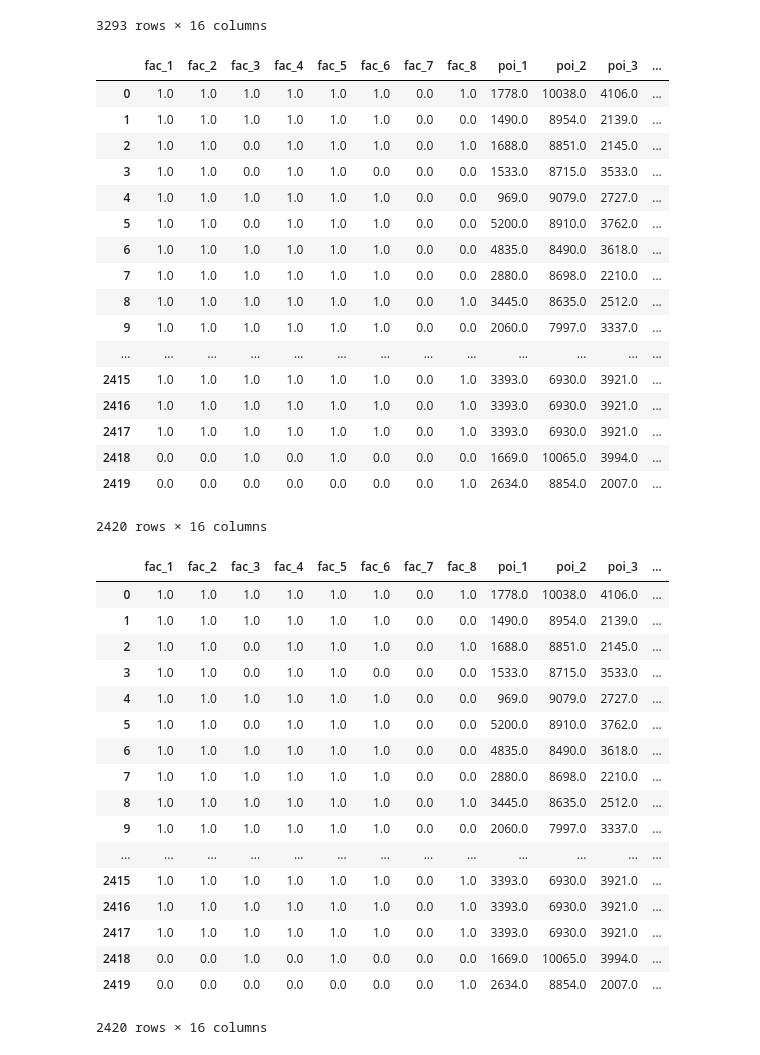
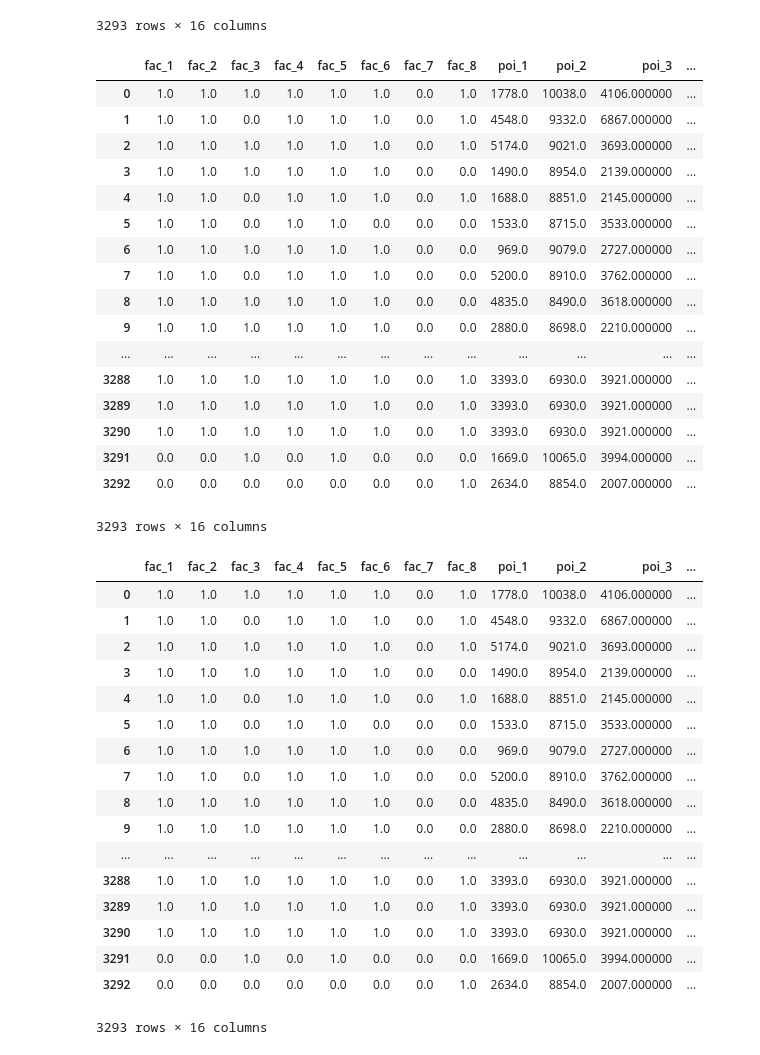
Before and after one commit to FarhanSetyaD/DataMining-Competition-JOINTS-UGM-2019, a Jupyter notebook: Preprocessing.ipynb, the cells around one changed output. Drawn from its saved outputs; the diff is of its cells as text; code cells hidden in the pictures.

Commit message:
estimated interpolate random forest

```diff
--- a/Preprocessing.ipynb
+++ b/Preprocessing.ipynb
@@ -29,28 +29,28 @@ train
 | 3292 | 0.0 | 0.0 | 0.0 | 0.0 | 0.0 | 0.0 | 0.0 | 1.0 | 2634.0 | 8854.0 | 2007.0 | ... |
 3293 rows × 16 columns
 # %%
-train = train.dropna()
+train = train.interpolate()
 train = train.reset_index(drop=True)
 train
 # %% [output]
 |  | fac_1 | fac_2 | fac_3 | fac_4 | fac_5 | fac_6 | fac_7 | fac_8 | poi_1 | poi_2 | poi_3 | ... |
-| 0 | 1.0 | 1.0 | 1.0 | 1.0 | 1.0 | 1.0 | 0.0 | 1.0 | 1778.0 | 10038.0 | 4106.0 | ... |
-| 1 | 1.0 | 1.0 | 1.0 | 1.0 | 1.0 | 1.0 | 0.0 | 0.0 | 1490.0 | 8954.0 | 2139.0 | ... |
-| 2 | 1.0 | 1.0 | 0.0 | 1.0 | 1.0 | 1.0 | 0.0 | 1.0 | 1688.0 | 8851.0 | 2145.0 | ... |
-| 3 | 1.0 | 1.0 | 0.0 | 1.0 | 1.0 | 0.0 | 0.0 | 0.0 | 1533.0 | 8715.0 | 3533.0 | ... |
-| 4 | 1.0 | 1.0 | 1.0 | 1.0 | 1.0 | 1.0 | 0.0 | 0.0 | 969.0 | 9079.0 | 2727.0 | ... |
-| 5 | 1.0 | 1.0 | 0.0 | 1.0 | 1.0 | 1.0 | 0.0 | 0.0 | 5200.0 | 8910.0 | 3762.0 | ... |
-| 6 | 1.0 | 1.0 | 1.0 | 1.0 | 1.0 | 1.0 | 0.0 | 0.0 | 4835.0 | 8490.0 | 3618.0 | ... |
-| 7 | 1.0 | 1.0 | 1.0 | 1.0 | 1.0 | 1.0 | 0.0 | 0.0 | 2880.0 | 8698.0 | 2210.0 | ... |
-| 8 | 1.0 | 1.0 | 1.0 | 1.0 | 1.0 | 1.0 | 0.0 | 1.0 | 3445.0 | 8635.0 | 2512.0 | ... |
-| 9 | 1.0 | 1.0 | 1.0 | 1.0 | 1.0 | 1.0 | 0.0 | 0.0 | 2060.0 | 7997.0 | 3337.0 | ... |
+| 0 | 1.0 | 1.0 | 1.0 | 1.0 | 1.0 | 1.0 | 0.0 | 1.0 | 1778.0 | 10038.0 | 4106.000000 | ... |
+| 1 | 1.0 | 1.0 | 0.0 | 1.0 | 1.0 | 1.0 | 0.0 | 1.0 | 4548.0 | 9332.0 | 6867.000000 | ... |
+| 2 | 1.0 | 1.0 | 1.0 | 1.0 | 1.0 | 1.0 | 0.0 | 1.0 | 5174.0 | 9021.0 | 3693.000000 | ... |
+| 3 | 1.0 | 1.0 | 1.0 | 1.0 | 1.0 | 1.0 | 0.0 | 0.0 | 1490.0 | 8954.0 | 2139.000000 | ... |
+| 4 | 1.0 | 1.0 | 0.0 | 1.0 | 1.0 | 1.0 | 0.0 | 1.0 | 1688.0 | 8851.0 | 2145.000000 | ... |
+| 5 | 1.0 | 1.0 | 0.0 | 1.0 | 1.0 | 0.0 | 0.0 | 0.0 | 1533.0 | 8715.0 | 3533.000000 | ... |
+| 6 | 1.0 | 1.0 | 1.0 | 1.0 | 1.0 | 1.0 | 0.0 | 0.0 | 969.0 | 9079.0 | 2727.000000 | ... |
+| 7 | 1.0 | 1.0 | 0.0 | 1.0 | 1.0 | 1.0 | 0.0 | 0.0 | 5200.0 | 8910.0 | 3762.000000 | ... |
+| 8 | 1.0 | 1.0 | 1.0 | 1.0 | 1.0 | 1.0 | 0.0 | 0.0 | 4835.0 | 8490.0 | 3618.000000 | ... |
+| 9 | 1.0 | 1.0 | 1.0 | 1.0 | 1.0 | 1.0 | 0.0 | 0.0 | 2880.0 | 8698.0 | 2210.000000 | ... |
 | ... | ... | ... | ... | ... | ... | ... | ... | ... | ... | ... | ... | ... |
-| 2415 | 1.0 | 1.0 | 1.0 | 1.0 | 1.0 | 1.0 | 0.0 | 1.0 | 3393.0 | 6930.0 | 3921.0 | ... |
-| 2416 | 1.0 | 1.0 | 1.0 | 1.0 | 1.0 | 1.0 | 0.0 | 1.0 | 3393.0 | 6930.0 | 3921.0 | ... |
-| 2417 | 1.0 | 1.0 | 1.0 | 1.0 | 1.0 | 1.0 | 0.0 | 1.0 | 3393.0 | 6930.0 | 3921.0 | ... |
-| 2418 | 0.0 | 0.0 | 1.0 | 0.0 | 1.0 | 0.0 | 0.0 | 0.0 | 1669.0 | 10065.0 | 3994.0 | ... |
-| 2419 | 0.0 | 0.0 | 0.0 | 0.0 | 0.0 | 0.0 | 0.0 | 1.0 | 2634.0 | 8854.0 | 2007.0 | ... |
+| 3288 | 1.0 | 1.0 | 1.0 | 1.0 | 1.0 | 1.0 | 0.0 | 1.0 | 3393.0 | 6930.0 | 3921.000000 | ... |
+| 3289 | 1.0 | 1.0 | 1.0 | 1.0 | 1.0 | 1.0 | 0.0 | 1.0 | 3393.0 | 6930.0 | 3921.000000 | ... |
+| 3290 | 1.0 | 1.0 | 1.0 | 1.0 | 1.0 | 1.0 | 0.0 | 1.0 | 3393.0 | 6930.0 | 3921.000000 | ... |
+| 3291 | 0.0 | 0.0 | 1.0 | 0.0 | 1.0 | 0.0 | 0.0 | 0.0 | 1669.0 | 10065.0 | 3994.000000 | ... |
+| 3292 | 0.0 | 0.0 | 0.0 | 0.0 | 0.0 | 0.0 | 0.0 | 1.0 | 2634.0 | 8854.0 | 2007.000000 | ... |
-2420 rows × 16 columns
+3293 rows × 16 columns
 # %%
 dictionaries = {'putri': -1, 'putra': 1, 'campur': 0}
 df_gender = train['gender']
@@ -72,23 +72,23 @@ train['gender'] = df_gender['gender']
 train
 # %% [output]
 |  | fac_1 | fac_2 | fac_3 | fac_4 | fac_5 | fac_6 | fac_7 | fac_8 | poi_1 | poi_2 | poi_3 | ... |
-| 0 | 1.0 | 1.0 | 1.0 | 1.0 | 1.0 | 1.0 | 0.0 | 1.0 | 1778.0 | 10038.0 | 4106.0 | ... |
-| 1 | 1.0 | 1.0 | 1.0 | 1.0 | 1.0 | 1.0 | 0.0 | 0.0 | 1490.0 | 8954.0 | 2139.0 | ... |
-| 2 | 1.0 | 1.0 | 0.0 | 1.0 | 1.0 | 1.0 | 0.0 | 1.0 | 1688.0 | 8851.0 | 2145.0 | ... |
-| 3 | 1.0 | 1.0 | 0.0 | 1.0 | 1.0 | 0.0 | 0.0 | 0.0 | 1533.0 | 8715.0 | 3533.0 | ... |
-| 4 | 1.0 | 1.0 | 1.0 | 1.0 | 1.0 | 1.0 | 0.0 | 0.0 | 969.0 | 9079.0 | 2727.0 | ... |
-| 5 | 1.0 | 1.0 | 0.0 | 1.0 | 1.0 | 1.0 | 0.0 | 0.0 | 5200.0 | 8910.0 | 3762.0 | ... |
-| 6 | 1.0 | 1.0 | 1.0 | 1.0 | 1.0 | 1.0 | 0.0 | 0.0 | 4835.0 | 8490.0 | 3618.0 | ... |
-| 7 | 1.0 | 1.0 | 1.0 | 1.0 | 1.0 | 1.0 | 0.0 | 0.0 | 2880.0 | 8698.0 | 2210.0 | ... |
-| 8 | 1.0 | 1.0 | 1.0 | 1.0 | 1.0 | 1.0 | 0.0 | 1.0 | 3445.0 | 8635.0 | 2512.0 | ... |
-| 9 | 1.0 | 1.0 | 1.0 | 1.0 | 1.0 | 1.0 | 0.0 | 0.0 | 2060.0 | 7997.0 | 3337.0 | ... |
+| 0 | 1.0 | 1.0 | 1.0 | 1.0 | 1.0 | 1.0 | 0.0 | 1.0 | 1778.0 | 10038.0 | 4106.000000 | ... |
+| 1 | 1.0 | 1.0 | 0.0 | 1.0 | 1.0 | 1.0 | 0.0 | 1.0 | 4548.0 | 9332.0 | 6867.000000 | ... |
+| 2 | 1.0 | 1.0 | 1.0 | 1.0 | 1.0 | 1.0 | 0.0 | 1.0 | 5174.0 | 9021.0 | 3693.000000 | ... |
+| 3 | 1.0 | 1.0 | 1.0 | 1.0 | 1.0 | 1.0 | 0.0 | 0.0 | 1490.0 | 8954.0 | 2139.000000 | ... |
+| 4 | 1.0 | 1.0 | 0.0 | 1.0 | 1.0 | 1.0 | 0.0 | 1.0 | 1688.0 | 8851.0 | 2145.000000 | ... |
+| 5 | 1.0 | 1.0 | 0.0 | 1.0 | 1.0 | 0.0 | 0.0 | 0.0 | 1533.0 | 8715.0 | 3533.000000 | ... |
+| 6 | 1.0 | 1.0 | 1.0 | 1.0 | 1.0 | 1.0 | 0.0 | 0.0 | 969.0 | 9079.0 | 2727.000000 | ... |
+| 7 | 1.0 | 1.0 | 0.0 | 1.0 | 1.0 | 1.0 | 0.0 | 0.0 | 5200.0 | 8910.0 | 3762.000000 | ... |
+| 8 | 1.0 | 1.0 | 1.0 | 1.0 | 1.0 | 1.0 | 0.0 | 0.0 | 4835.0 | 8490.0 | 3618.000000 | ... |
+| 9 | 1.0 | 1.0 | 1.0 | 1.0 | 1.0 | 1.0 | 0.0 | 0.0 | 2880.0 | 8698.0 | 2210.000000 | ... |
 | ... | ... | ... | ... | ... | ... | ... | ... | ... | ... | ... | ... | ... |
-| 2415 | 1.0 | 1.0 | 1.0 | 1.0 | 1.0 | 1.0 | 0.0 | 1.0 | 3393.0 | 6930.0 | 3921.0 | ... |
-| 2416 | 1.0 | 1.0 | 1.0 | 1.0 | 1.0 | 1.0 | 0.0 | 1.0 | 3393.0 | 6930.0 | 3921.0 | ... |
-| 2417 | 1.0 | 1.0 | 1.0 | 1.0 | 1.0 | 1.0 | 0.0 | 1.0 | 3393.0 | 6930.0 | 3921.0 | ... |
-| 2418 | 0.0 | 0.0 | 1.0 | 0.0 | 1.0 | 0.0 | 0.0 | 0.0 | 1669.0 | 10065.0 | 3994.0 | ... |
-| 2419 | 0.0 | 0.0 | 0.0 | 0.0 | 0.0 | 0.0 | 0.0 | 1.0 | 2634.0 | 8854.0 | 2007.0 | ... |
+| 3288 | 1.0 | 1.0 | 1.0 | 1.0 | 1.0 | 1.0 | 0.0 | 1.0 | 3393.0 | 6930.0 | 3921.000000 | ... |
+| 3289 | 1.0 | 1.0 | 1.0 | 1.0 | 1.0 | 1.0 | 0.0 | 1.0 | 3393.0 | 6930.0 | 3921.000000 | ... |
+| 3290 | 1.0 | 1.0 | 1.0 | 1.0 | 1.0 | 1.0 | 0.0 | 1.0 | 3393.0 | 6930.0 | 3921.000000 | ... |
+| 3291 | 0.0 | 0.0 | 1.0 | 0.0 | 1.0 | 0.0 | 0.0 | 0.0 | 1669.0 | 10065.0 | 3994.000000 | ... |
+| 3292 | 0.0 | 0.0 | 0.0 | 0.0 | 0.0 | 0.0 | 0.0 | 1.0 | 2634.0 | 8854.0 | 2007.000000 | ... |
-2420 rows × 16 columns
+3293 rows × 16 columns
 # %%
 train.corr()
 # train.describe()
```
Also changed, not shown: parts of 2 cells of this notebook, 2 other files.
